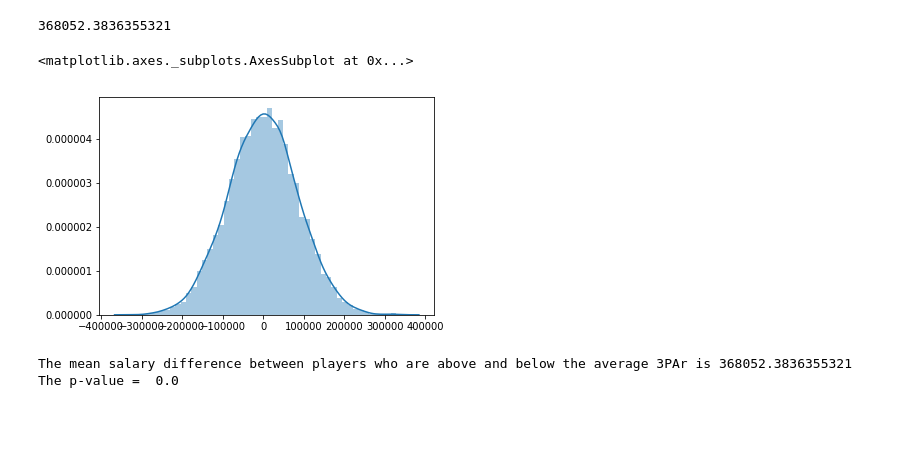
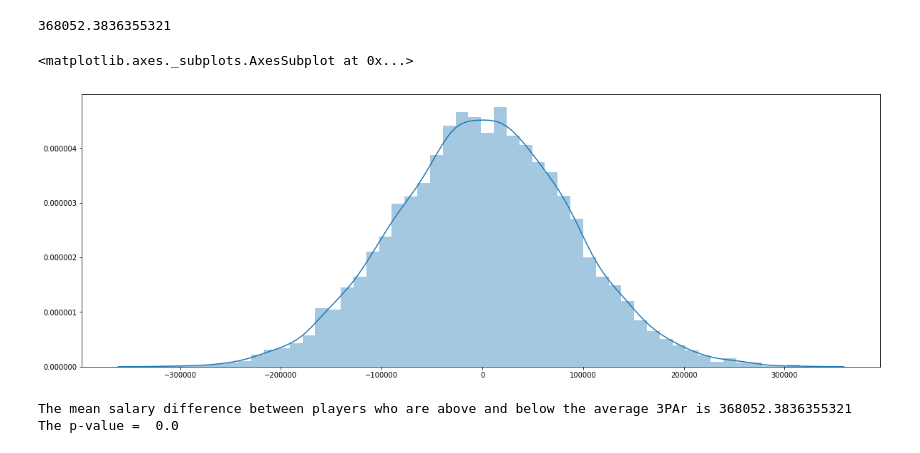
Before and after one commit to kjd999/Springboard-Projects, a Jupyter notebook: Capstone Project/exploratory_data_analysis.ipynb, the cells around one changed output. Drawn from its saved outputs; the diff is of its cells as text; code cells hidden in the pictures; blank space fills up the shorter version.

```diff
--- a/Capstone Project/exploratory_data_analysis.ipynb
+++ b/Capstone Project/exploratory_data_analysis.ipynb
@@ -139,10 +173,11 @@ diff_means3sal
 perm_reps3sal = draw_perm_reps(abvav3salval, belav3salval, diff_of_means, 10000)
 # %%
 # Plot of the bootstrap distribution
+plt.figure(figsize=(20, 7))
 sns.distplot(perm_reps3sal)
 # %% [output]
 <matplotlib.axes._subplots.AxesSubplot at 0x...>
-[figure, old version]
+[figure, new version]
 # %%
 # Compute p-value: p
 p_3salmean = np.sum(perm_reps3sal >= diff_means3sal) / len(perm_reps3sal)
```
Also changed, not shown: parts of 97 cells of this notebook.
